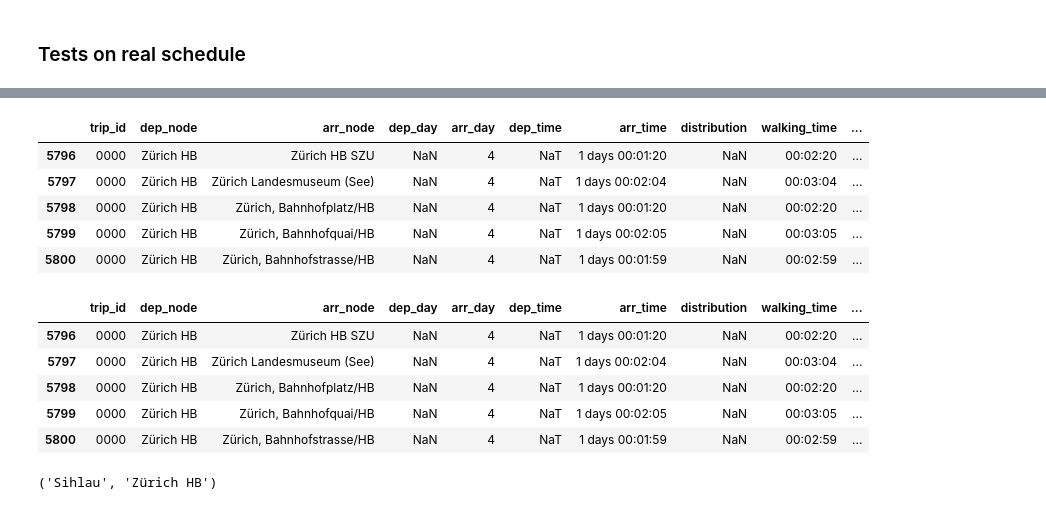
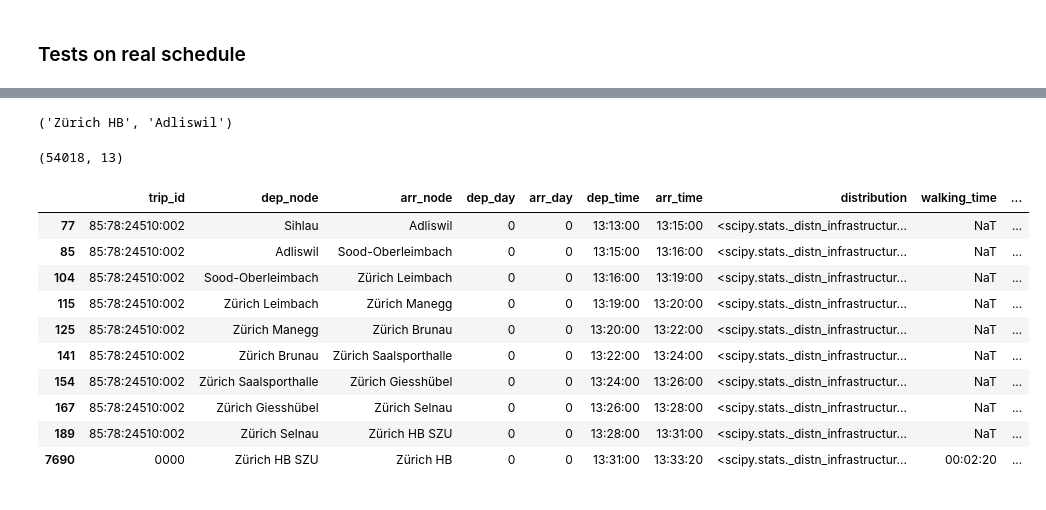
Before and after one commit to marcozov/journey_planning, a Jupyter notebook: final_project_nic.ipynb, the cells around one changed output, grey strips where cells are left out. Drawn from its saved outputs; the diff is of its cells as text; code cells hidden in the pictures.

Commit message:
journey planner works on big dataset

```diff
--- a/final_project_nic.ipynb
+++ b/final_project_nic.ipynb
@@ -629,9 +633,0 @@ pl.edges.loc[visited_ids]
-# %%
-pl.edges.loc[pl.edges.arr_time.apply(lambda x: x.days==1), "arr_time"] += pd.Timedelta("1 ")
-# %% [output]
-|  | trip_id | dep_node | arr_node | dep_day | arr_day | dep_time | arr_time | distribution | walking_time | ... |
-| 5796 | 0000 | Zürich HB | Zürich HB SZU | NaN | 4 | NaT | 1 days 00:01:20 | NaN | 00:02:20 | ... |
-| 5797 | 0000 | Zürich HB | Zürich Landesmuseum (See) | NaN | 4 | NaT | 1 days 00:02:04 | NaN | 00:03:04 | ... |
-| 5798 | 0000 | Zürich HB | Zürich, Bahnhofplatz/HB | NaN | 4 | NaT | 1 days 00:01:20 | NaN | 00:02:20 | ... |
-| 5799 | 0000 | Zürich HB | Zürich, Bahnhofquai/HB | NaN | 4 | NaT | 1 days 00:02:05 | NaN | 00:03:05 | ... |
-| 5800 | 0000 | Zürich HB | Zürich, Bahnhofstrasse/HB | NaN | 4 | NaT | 1 days 00:01:59 | NaN | 00:02:59 | ... |
@@ -640,35 +634,46 @@ a = pl.edges[pl.edges.arr_time.apply(lambda x: x.days).isin([-1, 1])]
-# %%
-a#.arr_time.mod(pd.Timedelta("1 day"))
-# %% [output]
-|  | trip_id | dep_node | arr_node | dep_day | arr_day | dep_time | arr_time | distribution | walking_time | ... |
-| 5796 | 0000 | Zürich HB | Zürich HB SZU | NaN | 4 | NaT | 1 days 00:01:20 | NaN | 00:02:20 | ... |
-| 5797 | 0000 | Zürich HB | Zürich Landesmuseum (See) | NaN | 4 | NaT | 1 days 00:02:04 | NaN | 00:03:04 | ... |
-| 5798 | 0000 | Zürich HB | Zürich, Bahnhofplatz/HB | NaN | 4 | NaT | 1 days 00:01:20 | NaN | 00:02:20 | ... |
-| 5799 | 0000 | Zürich HB | Zürich, Bahnhofquai/HB | NaN | 4 | NaT | 1 days 00:02:05 | NaN | 00:03:05 | ... |
-| 5800 | 0000 | Zürich HB | Zürich, Bahnhofstrasse/HB | NaN | 4 | NaT | 1 days 00:01:59 | NaN | 00:02:59 | ... |
 # %%
 schedule[schedule.dep_node.apply(lambda x: "Zürich HB" in x)]
 # %%
-schedule.dep_node.iloc[9613], schedule.arr_node.iloc[9826]
+schedule.dep_node.sample().iloc[0], schedule.arr_node.sample().iloc[0]
 # %% [output]
-('Sihlau', 'Zürich HB')
+('Zürich HB', 'Adliswil')
 # %%
 schedule = pd.read_pickle("data/schedule_clean.pkl")
 # schedule = schedule.loc[641:650]
 # schedule = schedule[schedule.dep_day == 0].copy() # remove some edges
 
 print(schedule.shape)
-planner = Planner(schedule, reverse=False)
+pl = Planner(schedule, reverse=False)
 
-dep, arr = 'Zürich HB', "Dübendorf"
-dep, arr = 'Zürich HB', 'Zürich Stadelhofen'
-# dep, arr = 'Sihlau', 'Zürich HB'
+# working:
+# dep, arr = 'Stettbach', 'Rümlang'
+# dep, arr = 'Zürich HB', 'Zürich Stadelhofen'
+# dep, arr = 'Zürich HB', "Dübendorf"
+# dep, arr = 'Dietlikon', 'Regensdorf-Watt'
+# dep, arr = 'Sihlau', 'Zürich HB SZU'
+# dep, arr = 'Zürich HB SZU', 'Sihlau'
+# dep, arr = 'Zürich HB SZU', 'Zürich HB'
+dep, arr = 'Zürich HB', 'Adliswil'
+dep, arr = 'Sihlau', 'Zürich HB'
 
-time = pd.Timedelta("6 day 10:00:00")
+time = pd.Timedelta("0 day 13:00:00")
 treshold = 0.80
 
-path = planner.compute_plan(dep, arr, time, treshold)
-%timeit planner.compute_plan(dep, arr, time, treshold)
+path = pl.compute_plan(dep, arr, time, treshold)
+# %timeit planner.compute_plan(dep, arr, time, treshold)
 
 # print("Path:", last_id)
-planner.edges.loc[path]
+pl.edges.loc[path]
+# %% [output]
+(54018, 13)
+|  | trip_id | dep_node | arr_node | dep_day | arr_day | dep_time | arr_time | distribution | walking_time | ... |
+| 77 | 85:78:24510:002 | Sihlau | Adliswil | 0 | 0 | 13:13:00 | 13:15:00 | <scipy.stats._distn_infrastructur... | NaT | ... |
+| 85 | 85:78:24510:002 | Adliswil | Sood-Oberleimbach | 0 | 0 | 13:15:00 | 13:16:00 | <scipy.stats._distn_infrastructur... | NaT | ... |
+| 104 | 85:78:24510:002 | Sood-Oberleimbach | Zürich Leimbach | 0 | 0 | 13:16:00 | 13:19:00 | <scipy.stats._distn_infrastructur... | NaT | ... |
+| 115 | 85:78:24510:002 | Zürich Leimbach | Zürich Manegg | 0 | 0 | 13:19:00 | 13:20:00 | <scipy.stats._distn_infrastructur... | NaT | ... |
+| 125 | 85:78:24510:002 | Zürich Manegg | Zürich Brunau | 0 | 0 | 13:20:00 | 13:22:00 | <scipy.stats._distn_infrastructur... | NaT | ... |
+| 141 | 85:78:24510:002 | Zürich Brunau | Zürich Saalsporthalle | 0 | 0 | 13:22:00 | 13:24:00 | <scipy.stats._distn_infrastructur... | NaT | ... |
+| 154 | 85:78:24510:002 | Zürich Saalsporthalle | Zürich Giesshübel | 0 | 0 | 13:24:00 | 13:26:00 | <scipy.stats._distn_infrastructur... | NaT | ... |
+| 167 | 85:78:24510:002 | Zürich Giesshübel | Zürich Selnau | 0 | 0 | 13:26:00 | 13:28:00 | <scipy.stats._distn_infrastructur... | NaT | ... |
+| 189 | 85:78:24510:002 | Zürich Selnau | Zürich HB SZU | 0 | 0 | 13:28:00 | 13:31:00 | <scipy.stats._distn_infrastructur... | NaT | ... |
+| 7690 | 0000 | Zürich HB SZU | Zürich HB | 0 | 0 | 13:31:00 | 13:33:20 | <scipy.stats._distn_infrastructur... | 00:02:20 | ... |
```
Also changed, not shown: parts of 15 cells of this notebook, 3 other files.
